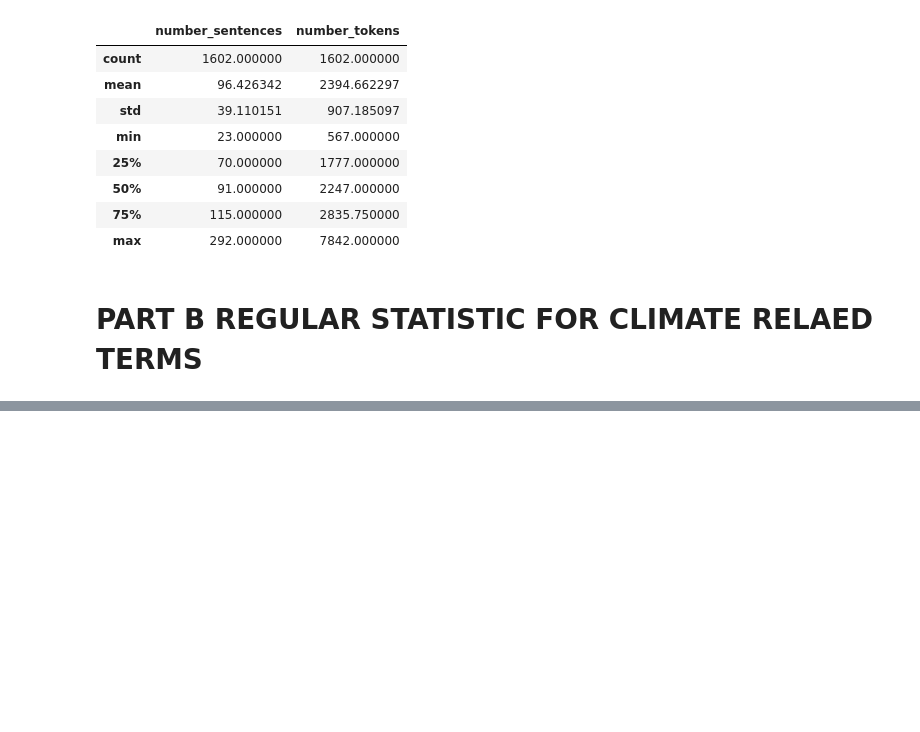
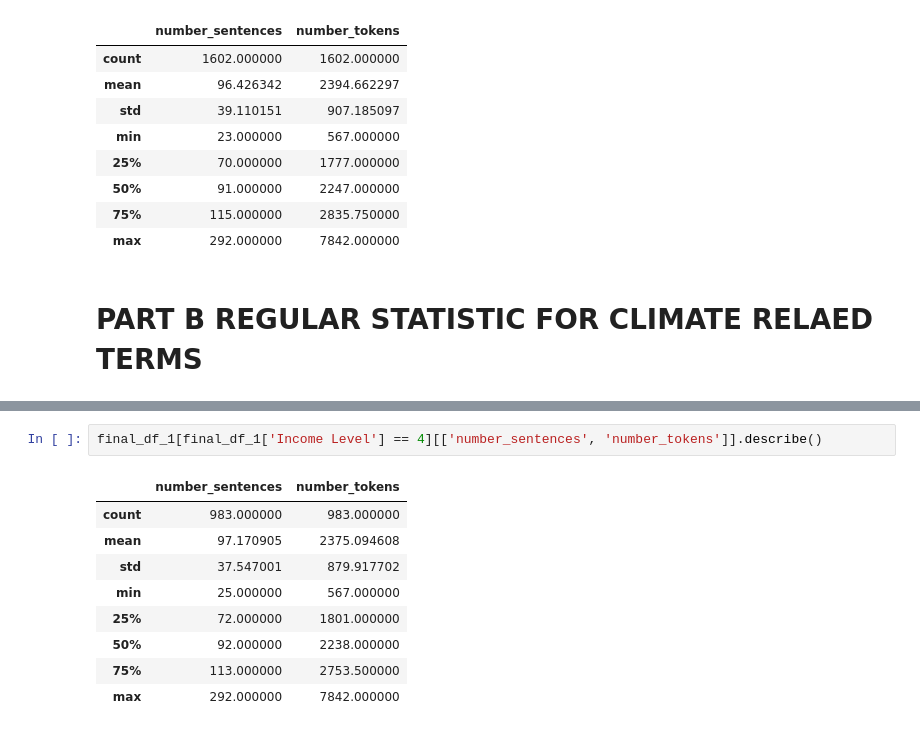
Before and after one commit to AlvaroMillanRuiz/NLP_BDS, a Jupyter notebook: 3. EDA.ipynb, the cells around one changed output, grey strips where cells are left out. Drawn from its saved outputs; the diff is of its cells as text; blank space fills up the shorter version.

```diff
--- a/3. EDA.ipynb
+++ b/3. EDA.ipynb
@@ -294,0 +315,12 @@ final_df_1[['number_sentences', 'number_tokens']].describe()
+# %%
+final_df_1[final_df_1['Income Level'] == 4][['number_sentences', 'number_tokens']].describe()
+# %% [output]
+|  | number_sentences | number_tokens |
+| count | 983.000000 | 983.000000 |
+| mean | 97.170905 | 2375.094608 |
+| std | 37.547001 | 879.917702 |
+| min | 25.000000 | 567.000000 |
+| 25% | 72.000000 | 1801.000000 |
+| 50% | 92.000000 | 2238.000000 |
+| 75% | 113.000000 | 2753.500000 |
+| max | 292.000000 | 7842.000000 |
```
Also changed, not shown: parts of 4 cells of this notebook, 10 other files.
